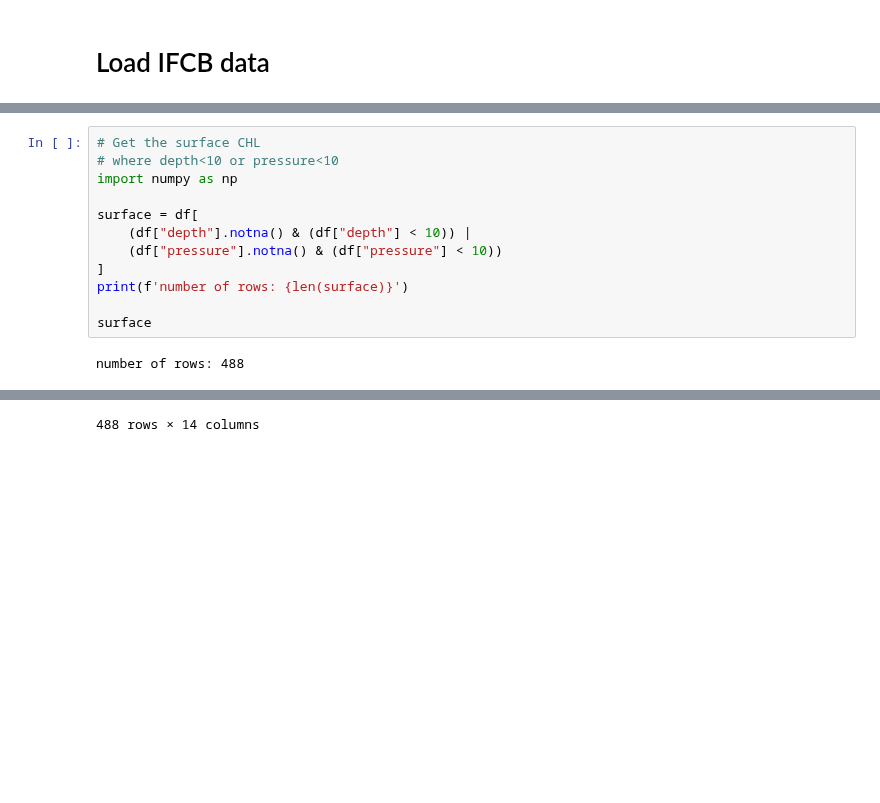
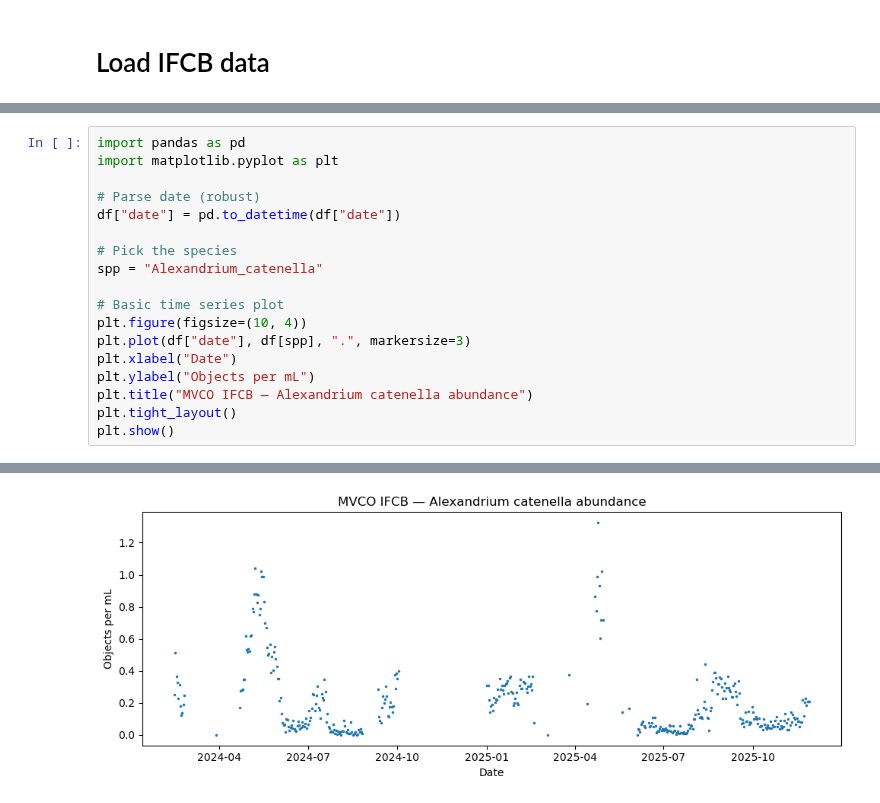
Before and after one commit to fish-pace/fish-pace-datasets, a Jupyter notebook: datasets/ifcb/notebooks/ifcb.ipynb, the cells around one changed output, grey strips where cells are left out. Cells and saved outputs as stored; diff of their text form; blank space fills up the shorter version.

```diff
--- a/datasets/ifcb/notebooks/ifcb.ipynb
+++ b/datasets/ifcb/notebooks/ifcb.ipynb
@@ -17,14 +24,19 @@ HTTPError: HTTP Error 404: Not Found
 # %%
-# Get the surface CHL
-# where depth<10 or pressure<10
-import numpy as np
+import pandas as pd
+import matplotlib.pyplot as plt
 
-surface = df[
-    (df["depth"].notna() & (df["depth"] < 10)) |
-    (df["pressure"].notna() & (df["pressure"] < 10))
-]
-print(f'number of rows: {len(surface)}')
+# Parse date (robust)
+df["date"] = pd.to_datetime(df["date"])
 
-surface
+# Pick the species
+spp = "Alexandrium_catenella"
+
+# Basic time series plot
+plt.figure(figsize=(10, 4))
+plt.plot(df["date"], df[spp], ".", markersize=3)
+plt.xlabel("Date")
+plt.ylabel("Objects per mL")
+plt.title("MVCO IFCB — Alexandrium catenella abundance")
+plt.tight_layout()
+plt.show()
 # %% [output]
-number of rows: 488
@@ -43 +43 @@ number of rows: 488
-488 rows × 14 columns
+[figure, added]
```
Also changed, not shown: parts of 3 cells of this notebook, 1 other file.
